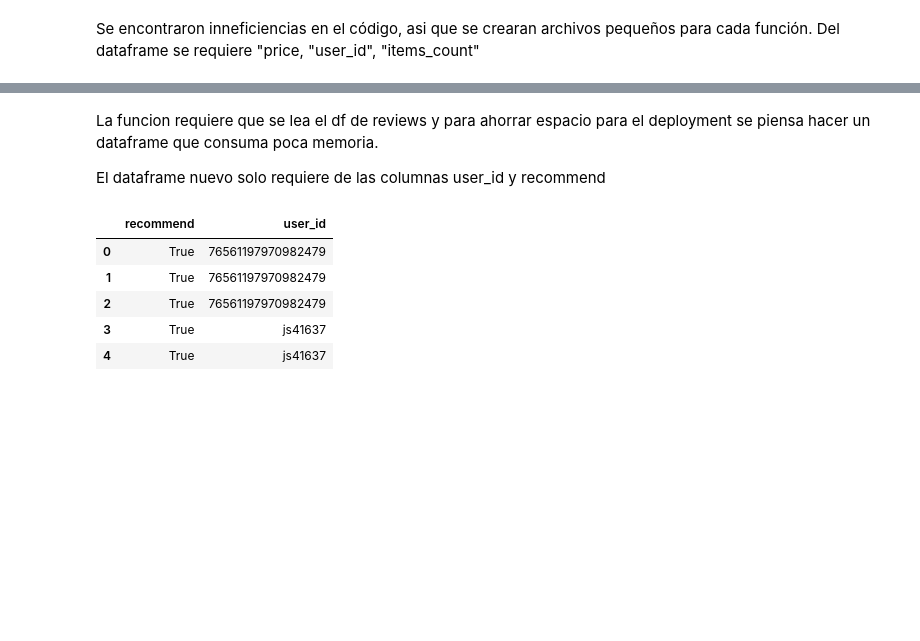
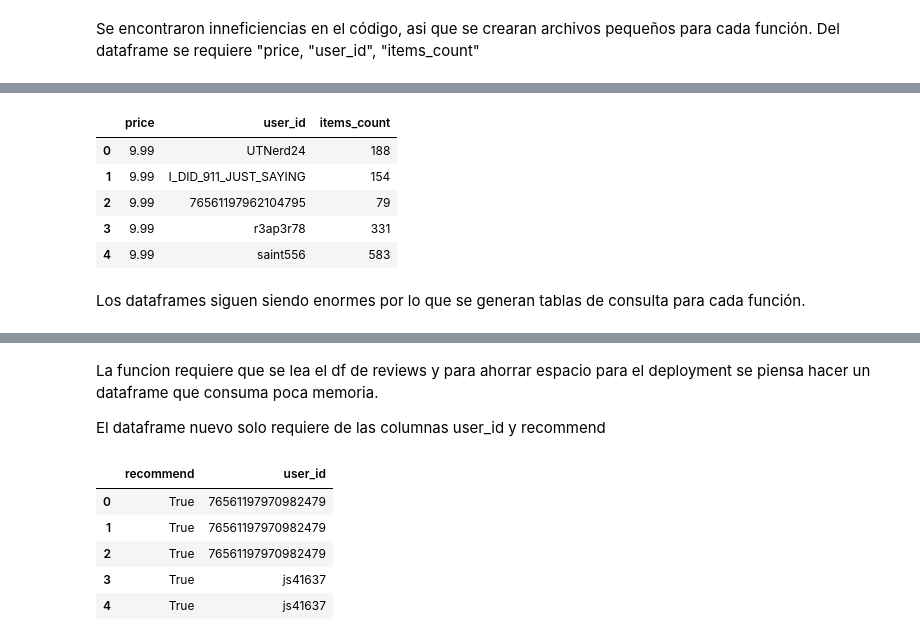
Before and after one commit to ReneSebastianJoo/API-de-Info-de-videojuegos-en-STEAM, a Jupyter notebook: funciones.ipynb, the cells around one changed output, grey strips where cells are left out. Cells and saved outputs as stored; diff of their text form; code cells hidden in the pictures; blank space fills up the shorter version.

```diff
--- a/funciones.ipynb
+++ b/funciones.ipynb
@@ -109,6 +125,17 @@ dfG.head()
 # %%
-dfUserData =dfG.drop(["publisher", "genres", "app_name", "title", "id", "developer", "release_year","item_id", "playtime_forever"], axis=1)
+dfUserData =dfG.drop(["publisher", "app_name", "title", "id", "developer", "release_year","item_id", "playtime_forever"], axis=1)
+# %%
+dfUserData.head()
+# %% [output]
+|  | price | user_id | items_count |
+| 0 | 9.99 | UTNerd24 | 188 |
+| 1 | 9.99 | I_DID_911_JUST_SAYING | 154 |
+| 2 | 9.99 | 76561197962104795 | 79 |
+| 3 | 9.99 | r3ap3r78 | 331 |
+| 4 | 9.99 | saint556 | 583 |
 # %%
 dfUserData.to_parquet("dfUserdata.parquet")
 # %%
 dfUserData = pd.read_parquet("data/dfUserData.parquet")
+# %% [markdown]
+Los dataframes siguen siendo enormes por lo que se generan tablas de consulta para cada función.
```
Also changed, not shown: parts of 15 cells of this notebook, 2 other files.
